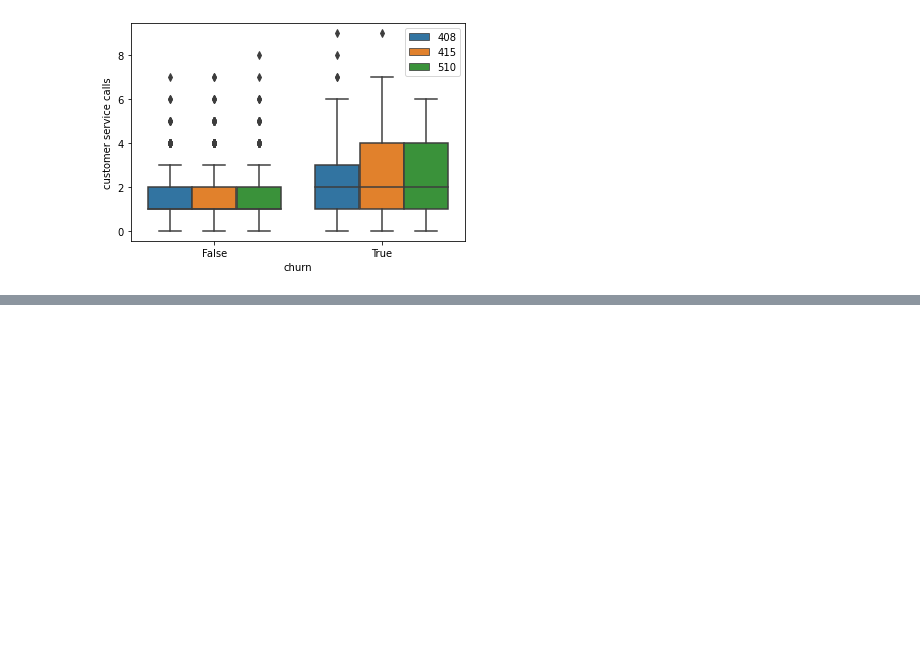
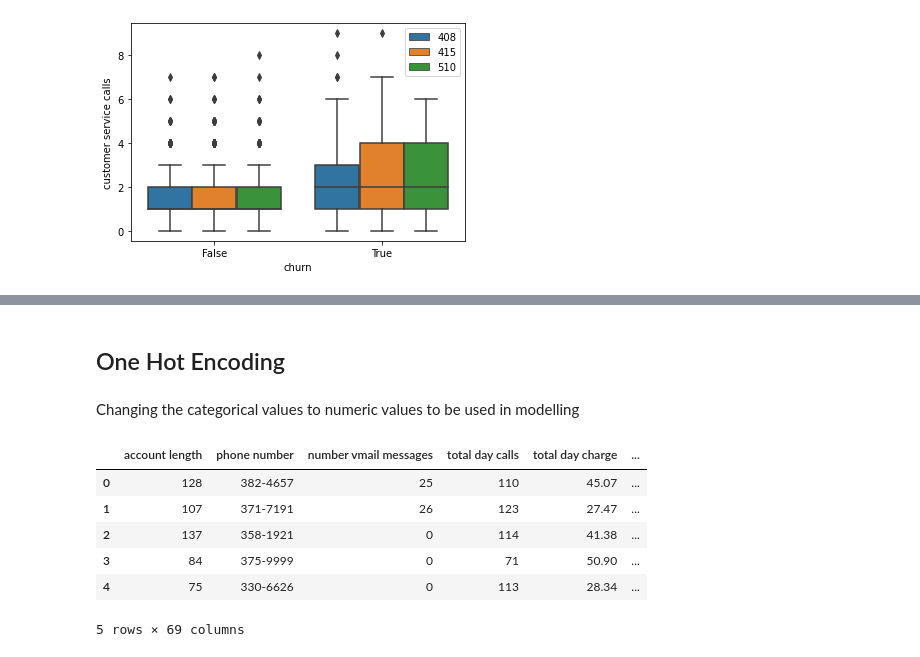
Before and after one commit to rurungamuhia/Syria_customer_chun, a Jupyter notebook: Customer_Churn.ipynb, the cells around one changed output, grey strips where cells are left out. Drawn from its saved outputs; the diff is of its cells as text; code cells hidden in the pictures; blank space fills up the shorter version.

```diff
--- a/Customer_Churn.ipynb
+++ b/Customer_Churn.ipynb
@@ -271,0 +337,7 @@ plt.legend(loc='upper right')
+# %%
+#checking for number of values
+reduced_df['churn'].value_counts()
+#convertting churn columns to 0 and 1
+reduced_df['churn'] = reduced_df['churn'].map({True: 1, False: 0}).astype('int')
+#checking our data frame
+reduced_df.head()
@@ -271,0 +351,24 @@ plt.legend(loc='upper right')
+# %% [markdown]
+## One Hot Encoding
+# %% [markdown]
+Changing the categorical values to numeric values to be used in modelling
+# %%
+dummy_df_state = pd.get_dummies(reduced_df["state"],dtype=np.int64,prefix="state_is")
+dummy_df_area_code = pd.get_dummies(reduced_df["area code"],dtype=np.int64,prefix="area_code_is")
+dummy_df_international_plan = pd.get_dummies(reduced_df["international plan"],dtype=np.int64,prefix="international_plan_is",drop_first = True)
+dummy_df_voice_mail_plan = pd.get_dummies(reduced_df["voice mail plan"],dtype=np.int64,prefix="voice_mail_plan_is",drop_first = True)
+
+
+reduced_df = pd.concat([reduced_df,dummy_df_state,dummy_df_area_code,dummy_df_international_plan,dummy_df_voice_mail_plan],axis=1)
+reduced_df = reduced_df.loc[:,~reduced_df.columns.duplicated()]
+reduced_df = reduced_df.drop(['state','area code','international plan','voice mail plan'],axis=1)
+
+reduced_df.head()
+# %% [output]
+|  | account length | phone number | number vmail messages | total day calls | total day charge | ... |
+| 0 | 128 | 382-4657 | 25 | 110 | 45.07 | ... |
+| 1 | 107 | 371-7191 | 26 | 123 | 27.47 | ... |
+| 2 | 137 | 358-1921 | 0 | 114 | 41.38 | ... |
+| 3 | 84 | 375-9999 | 0 | 71 | 50.90 | ... |
+| 4 | 75 | 330-6626 | 0 | 113 | 28.34 | ... |
+5 rows × 69 columns
```
Also changed, not shown: parts of 17 cells of this notebook.
